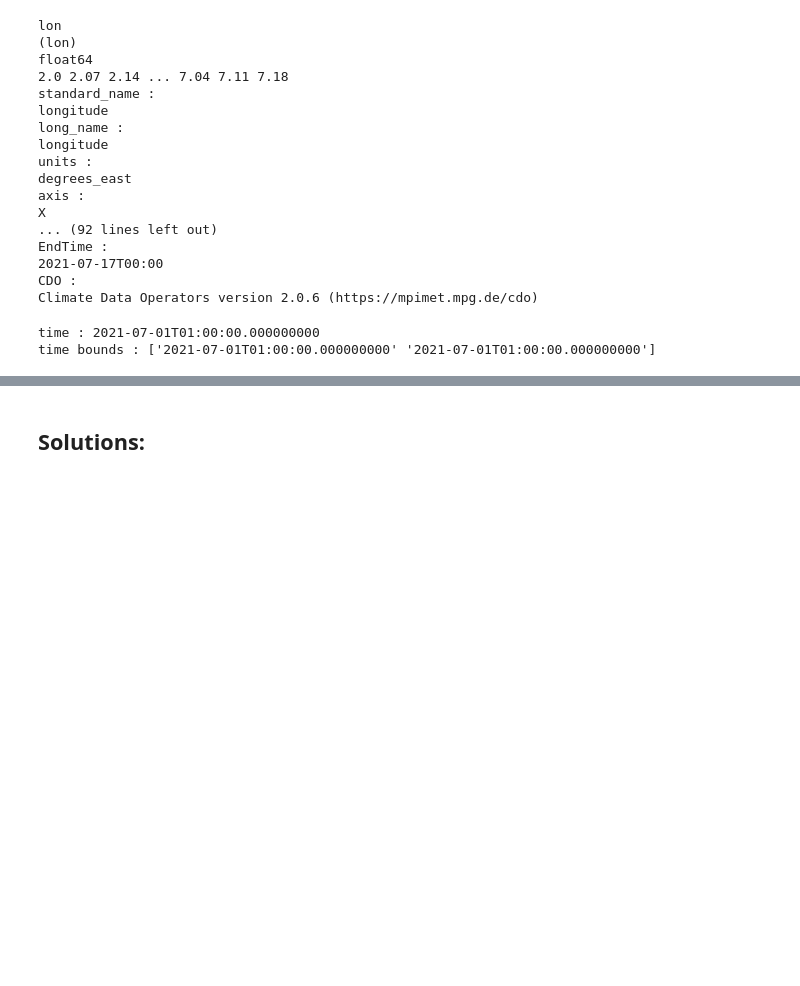
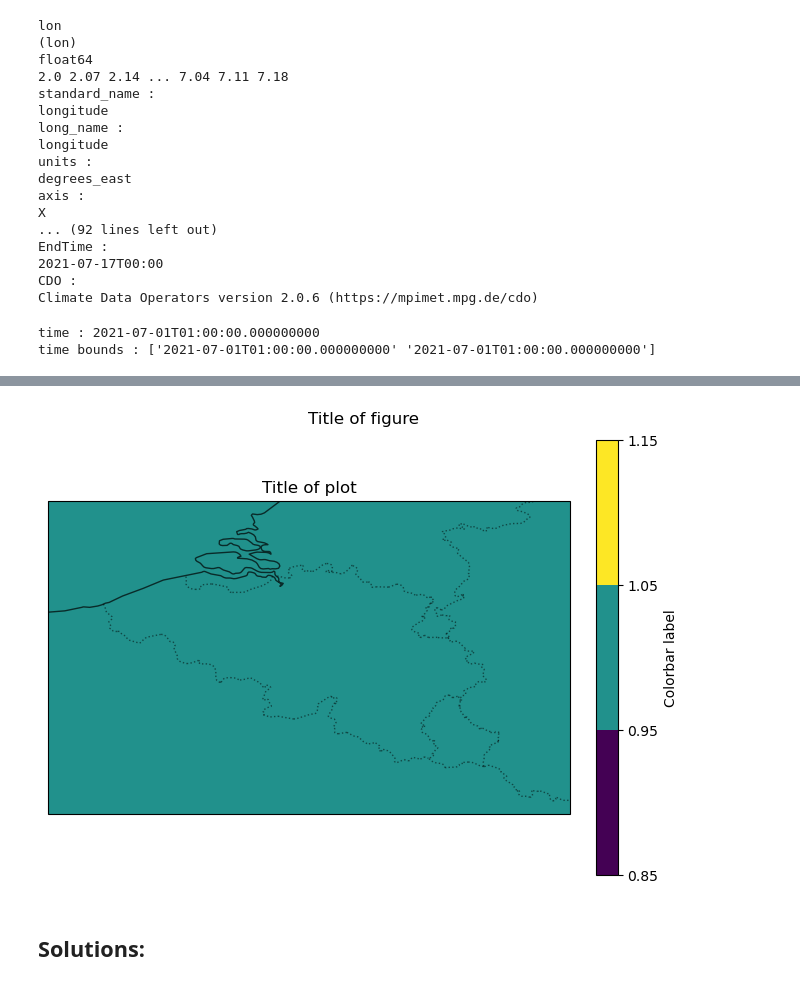
Before and after one commit to wdewettin/AtmCompPhys, a Jupyter notebook: notebooks/explore_Vesder_case_official.ipynb, the cells around one changed output, grey strips where cells are left out. Saved outputs shown, nothing was run; the diff lists cells and outputs as text; code cells hidden in the pictures; blank space fills up the shorter version.

```diff
--- a/notebooks/explore_Vesder_case_official.ipynb
+++ b/notebooks/explore_Vesder_case_official.ipynb
@@ -179,2 +177,33 @@ time bounds : ['2021-07-01T01:00:00.000000000' '2021-07-01T01:00:00.000000000']
+# %%
+# We define some dummy data with the same dimensions to plot. The data is filled with ones.
+# For your plot, you of course have to use the simulation data!
+da_dummy = xr.DataArray(data=np.ones((70, 75)), dims=("lat", "lon"), coords={"lon": np.arange(2.0, 7.2, 0.07), "lat": np.arange(49.0, 52.11, 0.045)})
+
+# Change the values of these levels to see what they define
+levels = np.arange(0.85, 1.16, 0.1)
+
+# Create a figure. The projection keyword tells matplotlib (and Cartopy) that we are plotting geographical data. The ccrs.PlateCarree() then denotes that the data is in lat-lon format.
+fig, ax = plt.subplots(layout="constrained", subplot_kw={"projection" : ccrs.PlateCarree()})
+dummy_plot = da_dummy.plot(ax=ax, x="lon", y="lat", levels=levels, add_colorbar=False)
+
+# Add a title to your plot
+ax.set_title(f"Title of plot")
+
+# This adds coastlines and borders to the plot.
+ax.coastlines(alpha=0.7)
+ax.add_feature(cfeature.BORDERS, alpha=0.5, linestyle="dotted")
+
+# This aspect-ratio controls the ratio of the x- and y-axes. Try and find a value which provides a nice picture of our country. (Use the information from above about the spatial resolution and the values in kilometres)
+aspect_ratio = 1.0
+ax.set_aspect(aspect_ratio)
+
+# Add a color bar and a title to the figure
+fig.colorbar(dummy_plot, label="Colorbar label")
+fig.suptitle(f"Title of figure", fontsize="large")
+
+# Show the plot!
+plt.show()
+# %% [output]
+[figure, added]
 # %% [markdown]
 ## Solutions:
```
Also changed, not shown: parts of 5 cells of this notebook.
